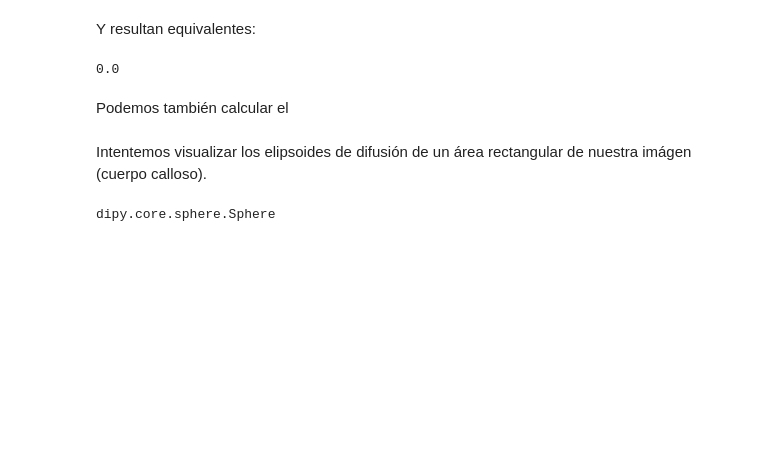
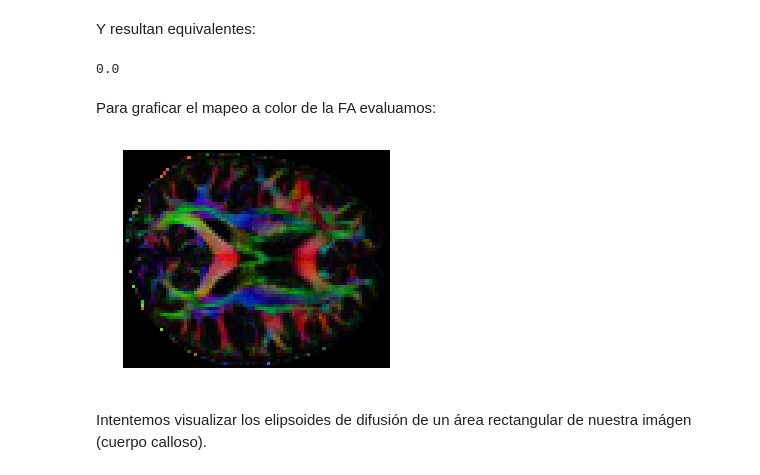
Before and after one commit to ServinDC/PythonDay2018, a Jupyter notebook: dipyTensorModel.ipynb, the cells around one changed output. Saved outputs shown, nothing was run; the diff lists cells and outputs as text; code cells hidden in the pictures; blank space fills up the shorter version.

```diff
--- a/dipyTensorModel.ipynb
+++ b/dipyTensorModel.ipynb
@@ -100,19 +101,20 @@ Y resultan equivalentes:
 np.linalg.norm(MD1-MD2)
 # %% [output]
 0.0
-# %% [markdown]
-Podemos también calcular el
+# %% [markdown]
+Para graficar el mapeo a color de la FA evaluamos:
 # %%
 FA = np.clip(FA, 0, 1)
 RGB = color_fa(FA, tenfit.evecs) # Color fractional anisotropy of diffusion tensor
 #nib.save(nib.Nifti1Image(np.array(255 * RGB, 'uint8'), img.affine), 'tensor_rgb.nii.gz')
+plt.imshow(RGB[:,:,31,:]) # Slice 31
+plt.gca().set_axis_off()
+plt.show()
+# %% [output]
+[figure, added]
 # %% [markdown]
 Intentemos visualizar los elipsoides de difusión de un área rectangular de nuestra imágen (cuerpo calloso).
 # %%
 from dipy.data import get_sphere
 sphere = get_sphere('symmetric724')
-# %%
-type(sphere)
-# %% [output]
-dipy.core.sphere.Sphere
 # %%
```
Also changed, not shown: parts of 8 cells of this notebook, 1 other file.
